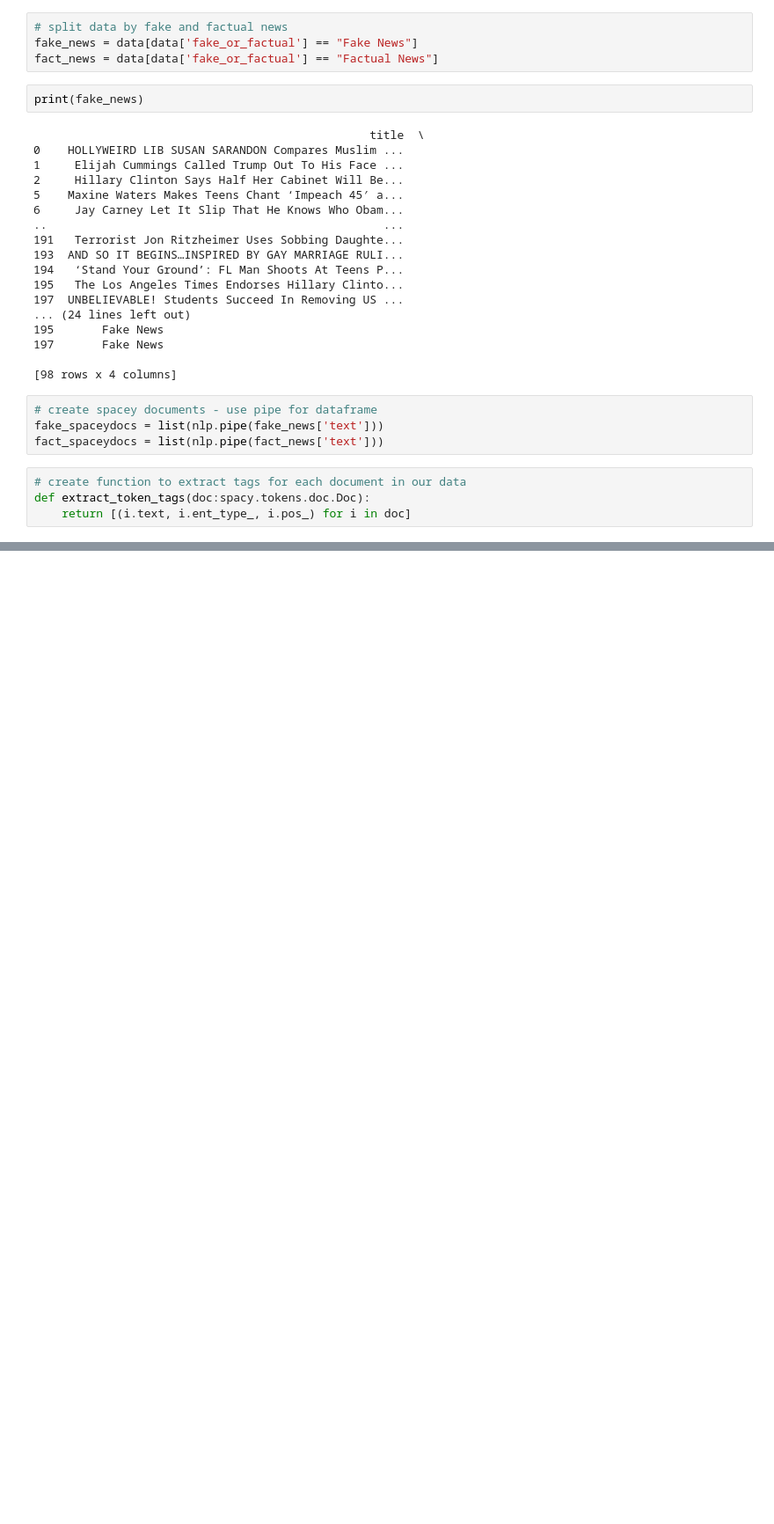
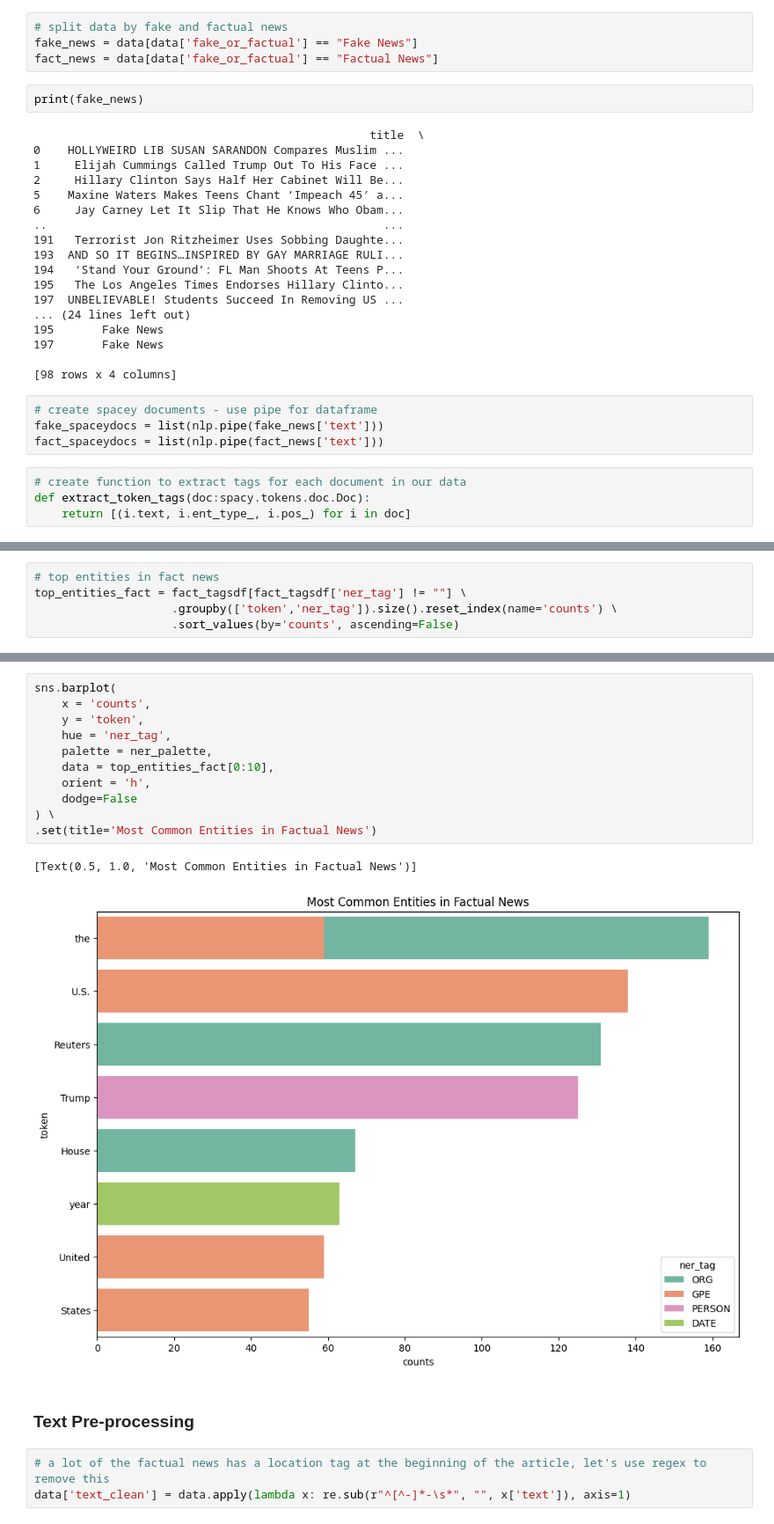
Before and after one commit to nazmulhasanDEV/AI-modules, a Jupyter notebook: NLP/17-practical-fake-news-case-study.ipynb, the cells around one changed output, grey strips where cells are left out. Shown at 88% size. Drawn from its saved outputs; the diff is of its cells as text; blank space fills up the shorter version.

```diff
--- a/NLP/17-practical-fake-news-case-study.ipynb
+++ b/NLP/17-practical-fake-news-case-study.ipynb
@@ -106,0 +248,5 @@ def extract_token_tags(doc:spacy.tokens.doc.Doc):
+# %%
+# top entities in fact news
+top_entities_fact = fact_tagsdf[fact_tagsdf['ner_tag'] != ""] \
+                    .groupby(['token','ner_tag']).size().reset_index(name='counts') \
+                    .sort_values(by='counts', ascending=False)
@@ -106,0 +279,19 @@ def extract_token_tags(doc:spacy.tokens.doc.Doc):
+# %%
+sns.barplot(
+    x = 'counts',
+    y = 'token',
+    hue = 'ner_tag',
+    palette = ner_palette,
+    data = top_entities_fact[0:10],
+    orient = 'h',
+    dodge=False
+) \
+.set(title='Most Common Entities in Factual News')
+# %% [output]
+[Text(0.5, 1.0, 'Most Common Entities in Factual News')]
+[figure, added]
+# %% [markdown]
+### Text Pre-processing
+# %%
+# a lot of the factual news has a location tag at the beginning of the article, let's use regex to remove this
+data['text_clean'] = data.apply(lambda x: re.sub(r"^[^-]*-\s*", "", x['text']), axis=1)
```
Also changed, not shown: parts of 51 cells of this notebook.
